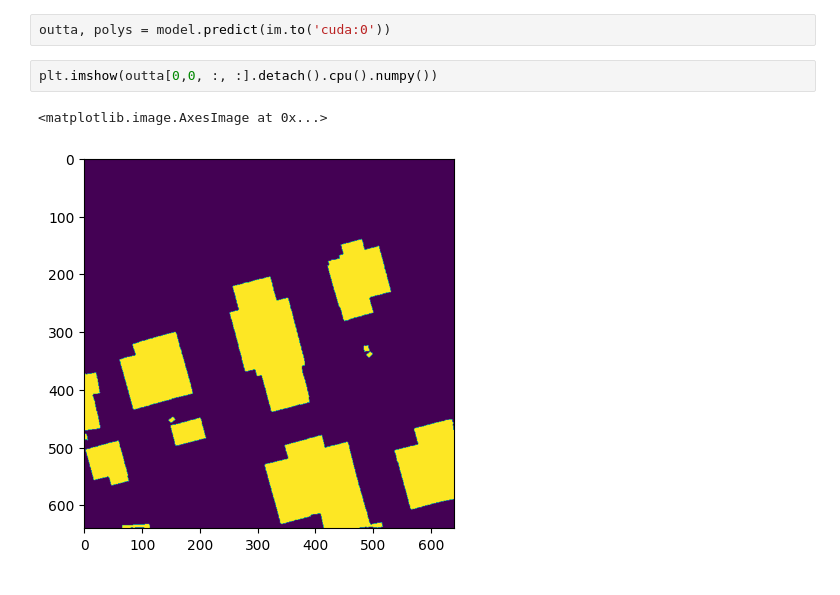
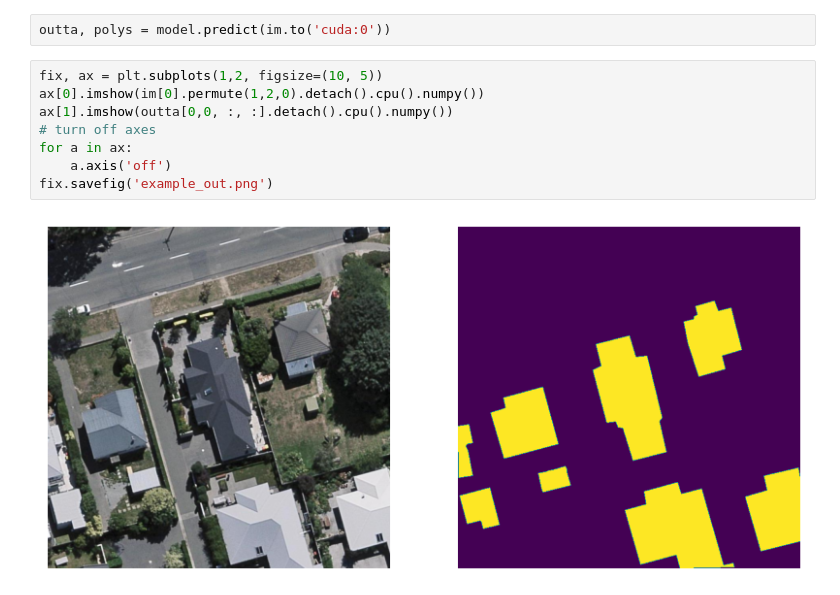
Before and after one commit to ondini/buildseg, a Jupyter notebook: get_roofplan.ipynb, the cells around one changed output. Drawn from its saved outputs; the diff is of its cells as text.

```diff
--- a/get_roofplan.ipynb
+++ b/get_roofplan.ipynb
@@ -19,8 +21,13 @@ print('.')
 .
 # %%
 outta, polys = model.predict(im.to('cuda:0'))
-# %%
-plt.imshow(outta[0,0, :, :].detach().cpu().numpy())
-# %% [output]
-<matplotlib.image.AxesImage at 0x...>
-[figure, removed]
+# %%
+fix, ax = plt.subplots(1,2, figsize=(10, 5))
+ax[0].imshow(im[0].permute(1,2,0).detach().cpu().numpy())
+ax[1].imshow(outta[0,0, :, :].detach().cpu().numpy())
+# turn off axes
+for a in ax:
+    a.axis('off')
+fix.savefig('example_out.png')
+# %% [output]
+[figure, added]
```
Also changed, not shown: parts of 1 cell of this notebook.
